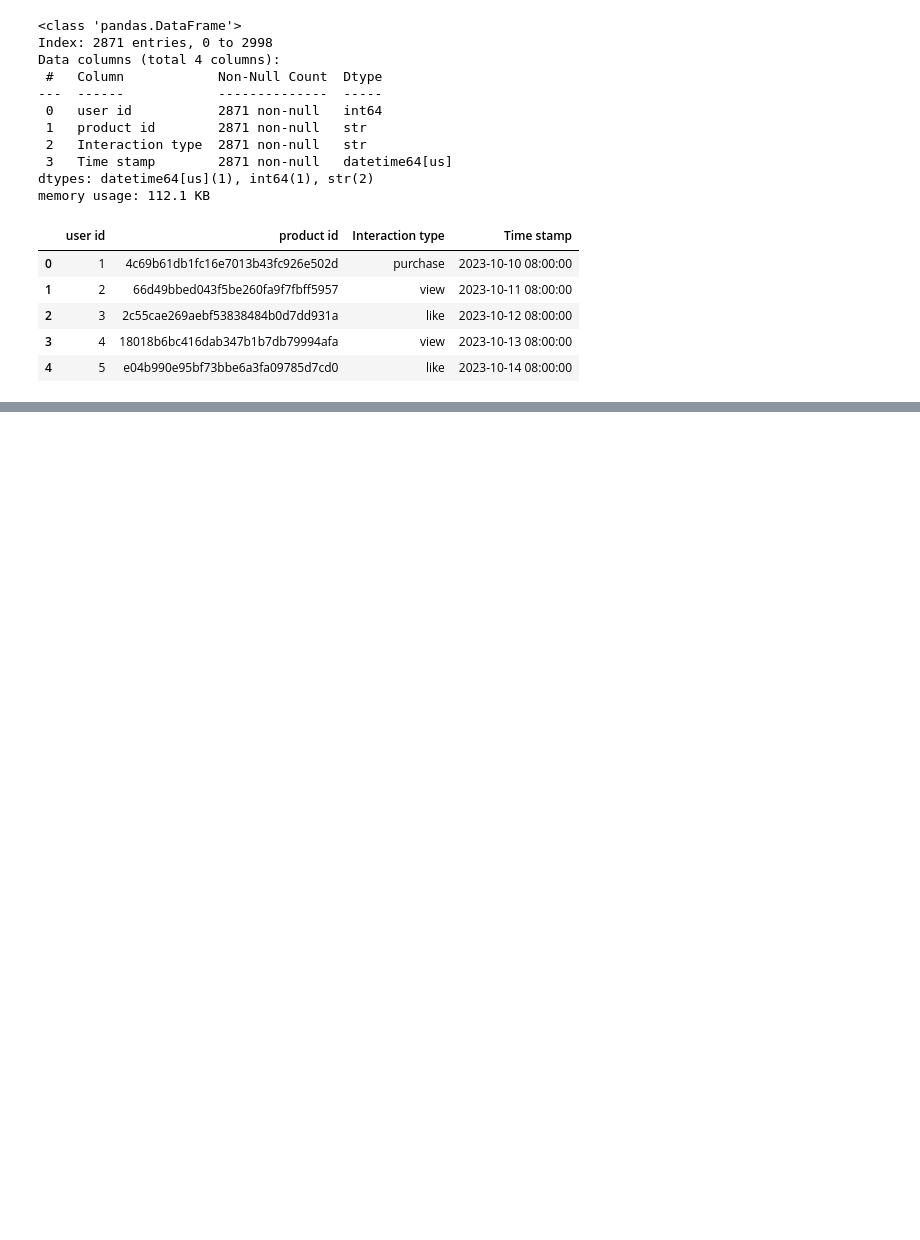
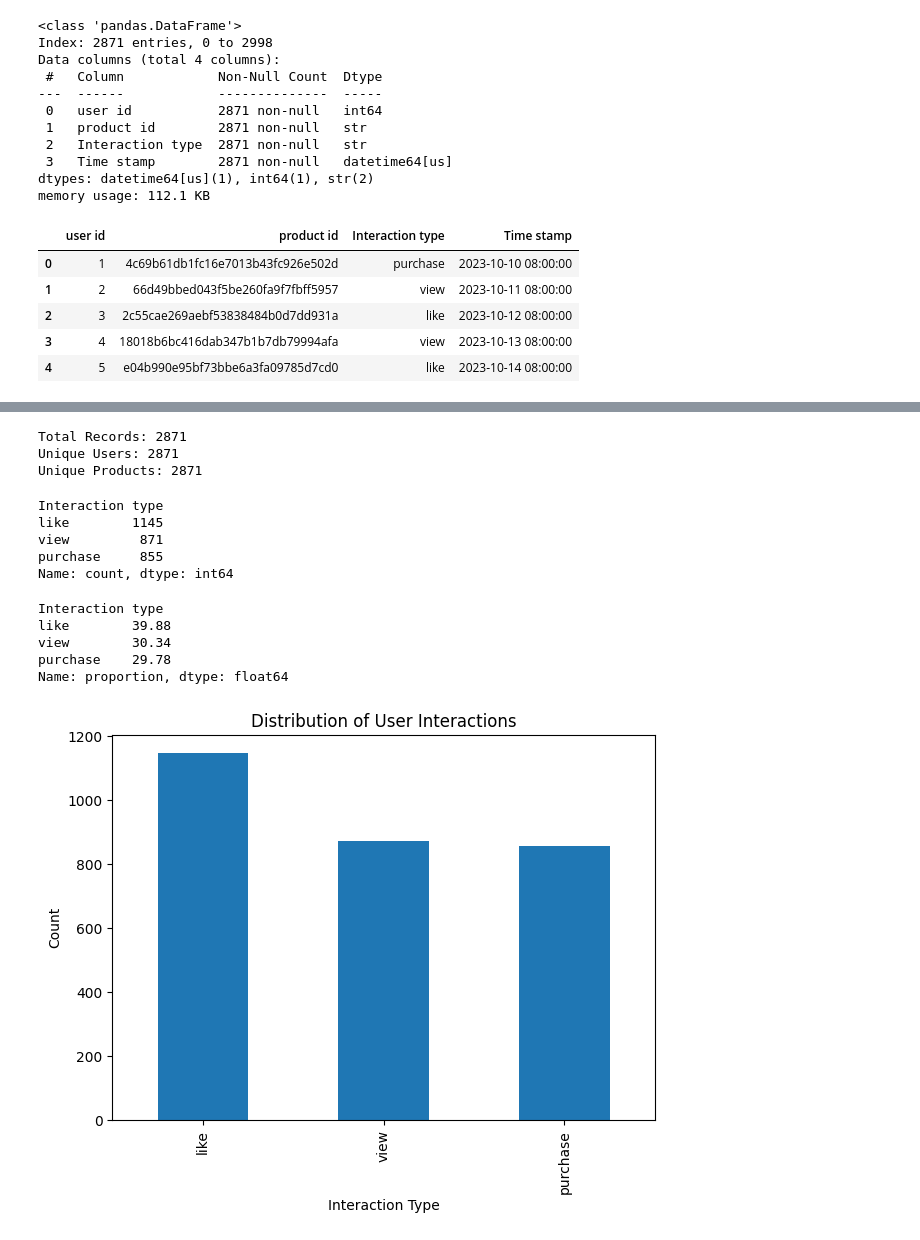
Before and after one commit to zzshukla/ecommerce-user-behavior-analysis, a Jupyter notebook: notebook/Ecommerce_User_Behavior_Analysis.ipynb, the cells around one changed output, grey strips where cells are left out. Saved outputs shown, nothing was run; the diff lists cells and outputs as text; code cells hidden in the pictures; blank space fills up the shorter version.

Commit message:
Analyze top products and user engagement

```diff
--- a/notebook/Ecommerce_User_Behavior_Analysis.ipynb
+++ b/notebook/Ecommerce_User_Behavior_Analysis.ipynb
@@ -129,0 +131,8 @@ df = pd.read_csv("../data/E-commerece sales data 2024.csv")
+# %%
+clean_df['Month Name'] = clean_df['Time stamp'].dt.month_name()
+# %%
+clean_df['Day'] = clean_df['Time stamp'].dt.day
+# %%
+clean_df['Day Name'] = clean_df['Time stamp'].dt.day_name()
+# %%
+clean_df['Hour'] = clean_df['Time stamp'].dt.hour
@@ -129,0 +172,8 @@ df = pd.read_csv("../data/E-commerece sales data 2024.csv")
+# %%
+print("Total Records:", len(clean_df))
+print("Unique Users:", clean_df['user id'].nunique())
+print("Unique Products:", clean_df['product id'].nunique())
+# %% [output]
+Total Records: 2871
+Unique Users: 2871
+Unique Products: 2871
@@ -129,0 +182,8 @@ df = pd.read_csv("../data/E-commerece sales data 2024.csv")
+# %%
+clean_df['Interaction type'].value_counts()
+# %% [output]
+Interaction type
+like        1145
+view         871
+purchase     855
+Name: count, dtype: int64
@@ -129,0 +192,13 @@ df = pd.read_csv("../data/E-commerece sales data 2024.csv")
+# %%
+interaction_percent = (
+    clean_df['Interaction type']
+    .value_counts(normalize=True) * 100
+).round(2)
+
+interaction_percent
+# %% [output]
+Interaction type
+like        39.88
+view        30.34
+purchase    29.78
+Name: proportion, dtype: float64
@@ -129,0 +207,16 @@ df = pd.read_csv("../data/E-commerece sales data 2024.csv")
+# %%
+interaction_counts = clean_df['Interaction type'].value_counts()
+
+plt.figure(figsize=(7,5))
+
+interaction_counts.plot(kind='bar')
+
+plt.title("Distribution of User Interactions")
+
+plt.xlabel("Interaction Type")
+
+plt.ylabel("Count")
+
+plt.show()
+# %% [output]
+[figure, added]
```
Also changed, not shown: parts of 20 cells of this notebook.
